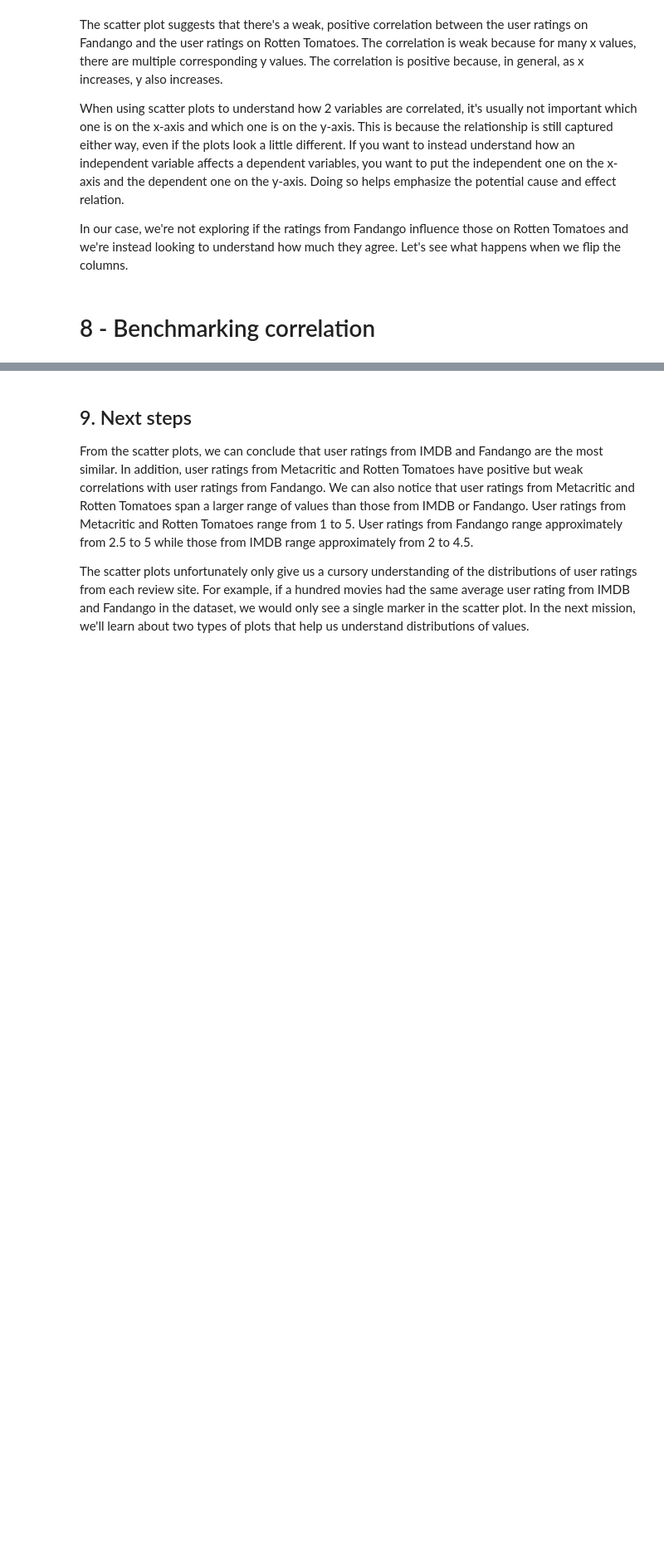
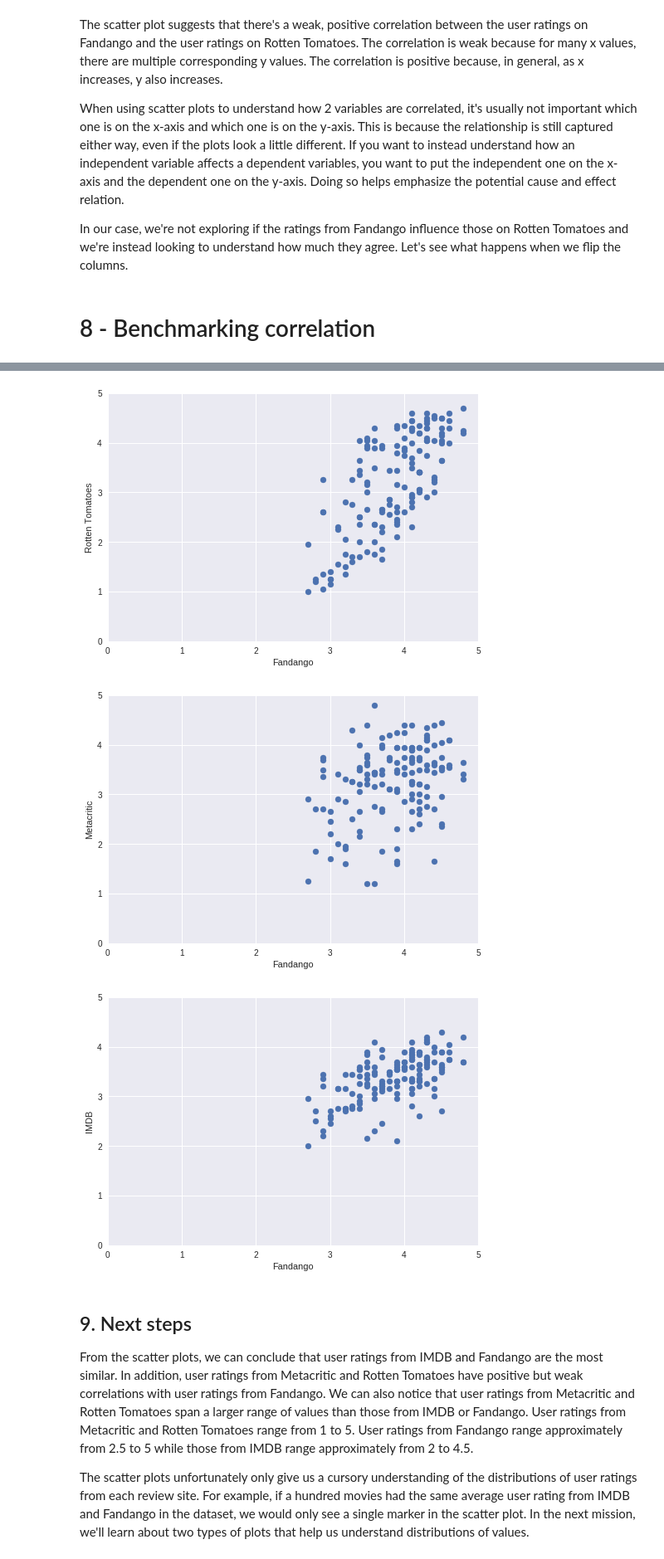
Before and after one commit to carvalheirafc/imd0033_2018_2, a Jupyter notebook: aula13/Exploratory_Data_Analysis_Bar_Plots_And_Scatter_Plots.ipynb, the cells around one changed output, grey strips where cells are left out. Shown at 83% size. Cells and saved outputs as stored; diff of their text form; code cells hidden in the pictures; blank space fills up the shorter version.

```diff
--- a/aula13/Exploratory_Data_Analysis_Bar_Plots_And_Scatter_Plots.ipynb
+++ b/aula13/Exploratory_Data_Analysis_Bar_Plots_And_Scatter_Plots.ipynb
@@ -367,3 +365,38 @@ This makes small changes in the actual values in the data appear larger in the p
+# %%
+import matplotlib.pyplot as plt
+
+
+#1
+fig, ax1 = plt.subplots()
+ax1.scatter(norm_reviews['Fandango_Ratingvalue'], norm_reviews['RT_user_norm'])
+ax1.set_xlabel('Fandango')
+ax1.set_ylabel('Rotten Tomatoes')
+ax1.set_xlim(0.0, 5.0)
+ax1.set_ylim(0.0, 5.0)
+
+
+#2
+fig, ax2 = plt.subplots()
+ax2.scatter(norm_reviews['Fandango_Ratingvalue'], norm_reviews['Metacritic_user_nom'])
+ax2.set_xlabel('Fandango')
+ax2.set_ylabel('Metacritic')
+ax2.set_xlim(0.0, 5.0)
+ax2.set_ylim(0.0, 5.0)
+
+#3
+fig, ax3 = plt.subplots()
+ax3.scatter(norm_reviews['Fandango_Ratingvalue'], norm_reviews['IMDB_norm'])
+ax3.set_xlabel('Fandango')
+ax3.set_ylabel('IMDB')
+ax3.set_xlim(0.0, 5.0)
+ax3.set_ylim(0.0, 5.0)
+
+
+plt.show()
+# %% [output]
+[figure, added]
+[figure, added]
+[figure, added]
 # %% [markdown]
 ## 9. Next steps
 
```
Also changed, not shown: parts of 1 cell of this notebook.
